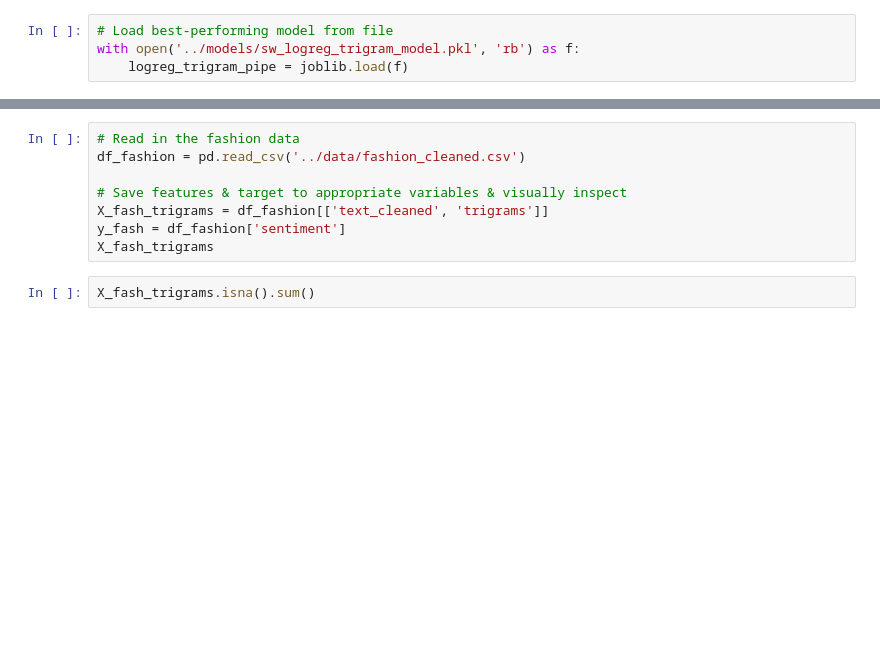
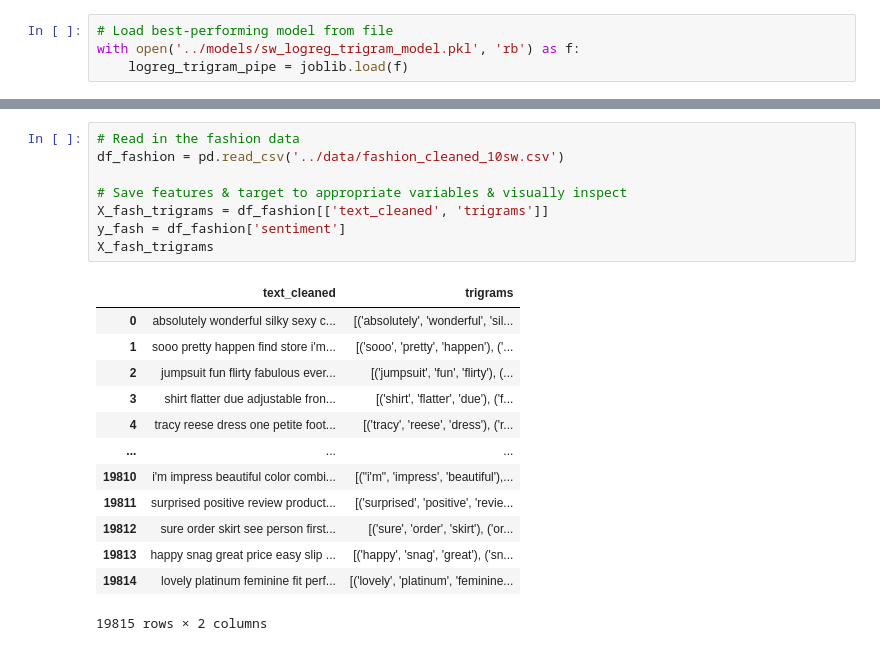
Before and after one commit to ThomasHChapman/classifying_user_reviews, a Jupyter notebook: working_notebooks/Stopwords_modeling_nb_10words.ipynb, the cells around one changed output, grey strips where cells are left out. Drawn from its saved outputs; the diff is of its cells as text; blank space fills up the shorter version.

```diff
--- a/working_notebooks/Stopwords_modeling_nb_10words.ipynb
+++ b/working_notebooks/Stopwords_modeling_nb_10words.ipynb
@@ -513,13 +743,25 @@ X_red_trigrams
 # %%
 # Read in the fashion data
-df_fashion = pd.read_csv('../data/fashion_cleaned.csv')
+df_fashion = pd.read_csv('../data/fashion_cleaned_10sw.csv')
 
 # Save features & target to appropriate variables & visually inspect
 X_fash_trigrams = df_fashion[['text_cleaned', 'trigrams']]
 y_fash = df_fashion['sentiment']
 X_fash_trigrams
+# %% [output]
+|  | text_cleaned | trigrams |
+| 0 | absolutely wonderful silky sexy c... | [('absolutely', 'wonderful', 'sil... |
+| 1 | sooo pretty happen find store i'm... | [('sooo', 'pretty', 'happen'), ('... |
+| 2 | jumpsuit fun flirty fabulous ever... | [('jumpsuit', 'fun', 'flirty'), (... |
+| 3 | shirt flatter due adjustable fron... | [('shirt', 'flatter', 'due'), ('f... |
+| 4 | tracy reese dress one petite foot... | [('tracy', 'reese', 'dress'), ('r... |
+| ... | ... | ... |
+| 19810 | i'm impress beautiful color combi... | [("i'm", 'impress', 'beautiful'),... |
+| 19811 | surprised positive review product... | [('surprised', 'positive', 'revie... |
+| 19812 | sure order skirt see person first... | [('sure', 'order', 'skirt'), ('or... |
+| 19813 | happy snag great price easy slip ... | [('happy', 'snag', 'great'), ('sn... |
+| 19814 | lovely platinum feminine fit perf... | [('lovely', 'platinum', 'feminine... |
+19815 rows × 2 columns
-# %%
-X_fash_trigrams.isna().sum()
 # %%
 # Score the final model on the fashion data & plot confusion matrix
 print(logreg_trigram_pipe.score(X_fash_trigrams, y_fash))
```
Also changed, not shown: parts of 59 cells of this notebook.
